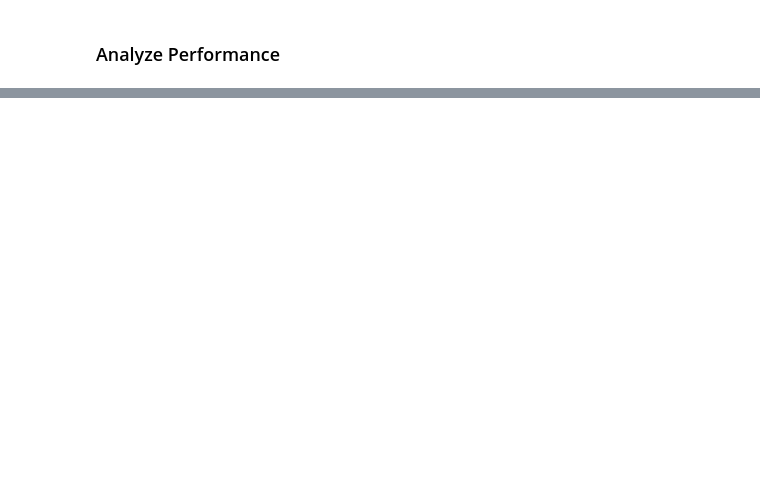
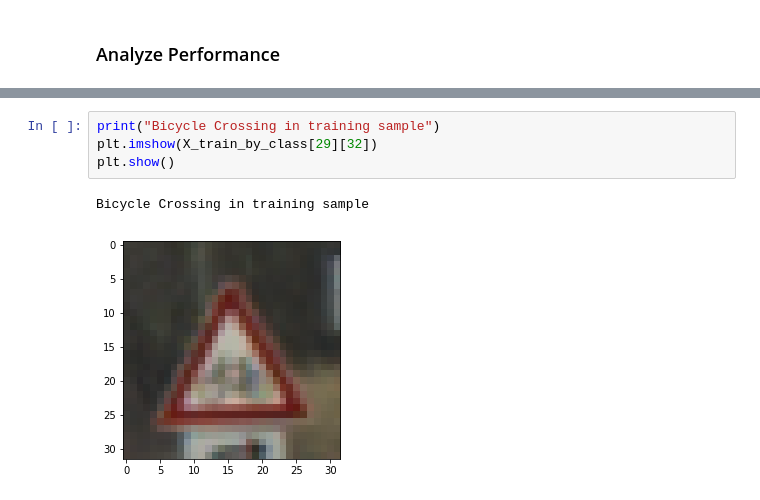
Before and after one commit to tuzzer/CarND-Traffic-Sign-Classifier-Project, a Jupyter notebook: Traffic_Sign_Classifier.ipynb, the cells around one changed output, grey strips where cells are left out. Cells and saved outputs as stored; diff of their text form; blank space fills up the shorter version.

```diff
--- a/Traffic_Sign_Classifier.ipynb
+++ b/Traffic_Sign_Classifier.ipynb
@@ -528,0 +470,7 @@ def outputFeatureMap(image_input, tf_activation, activation_min=-1, activation_m
+# %%
+print("Bicycle Crossing in training sample")
+plt.imshow(X_train_by_class[29][32])
+plt.show()
+# %% [output]
+Bicycle Crossing in training sample
+[figure, added]
```
Also changed, not shown: parts of 38 cells of this notebook, 7 other files.
